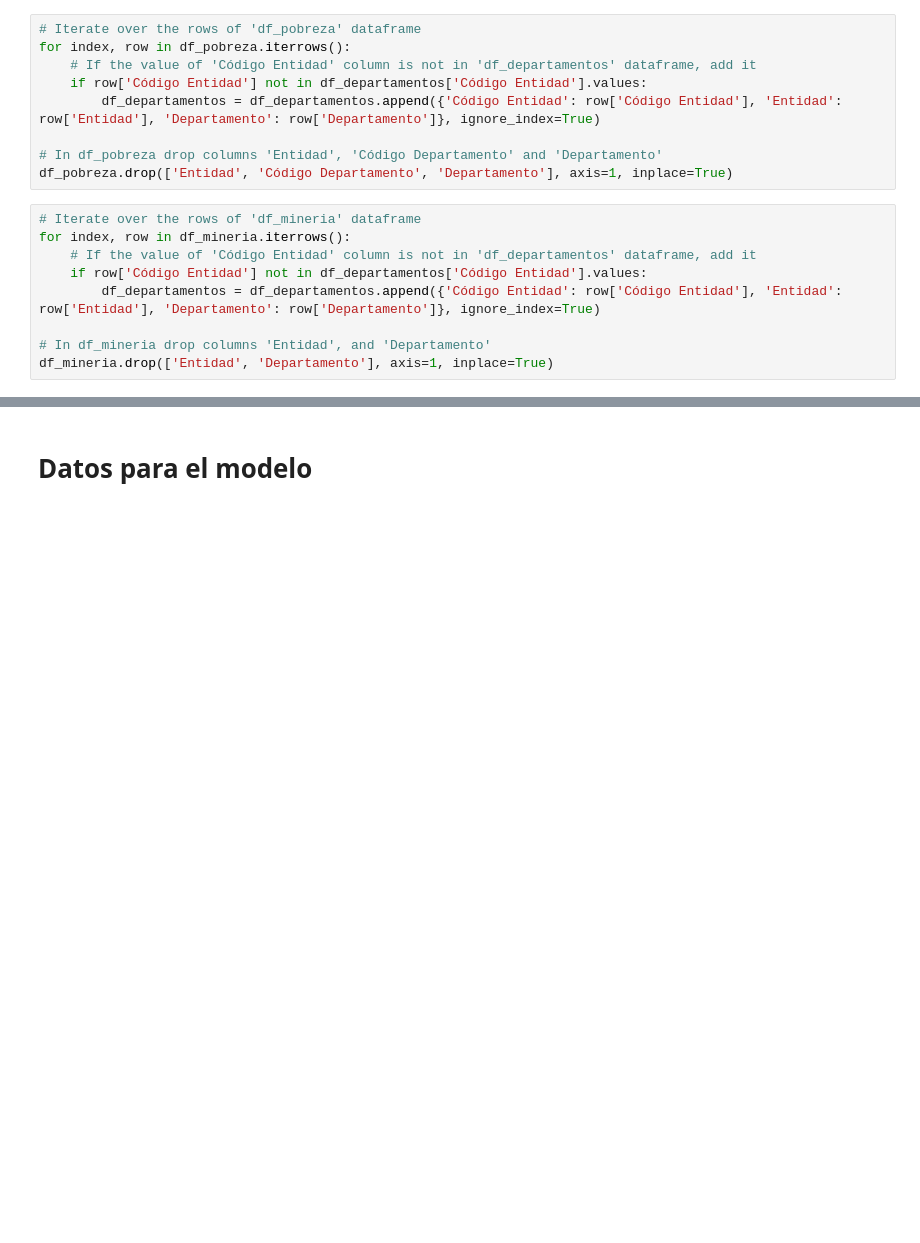
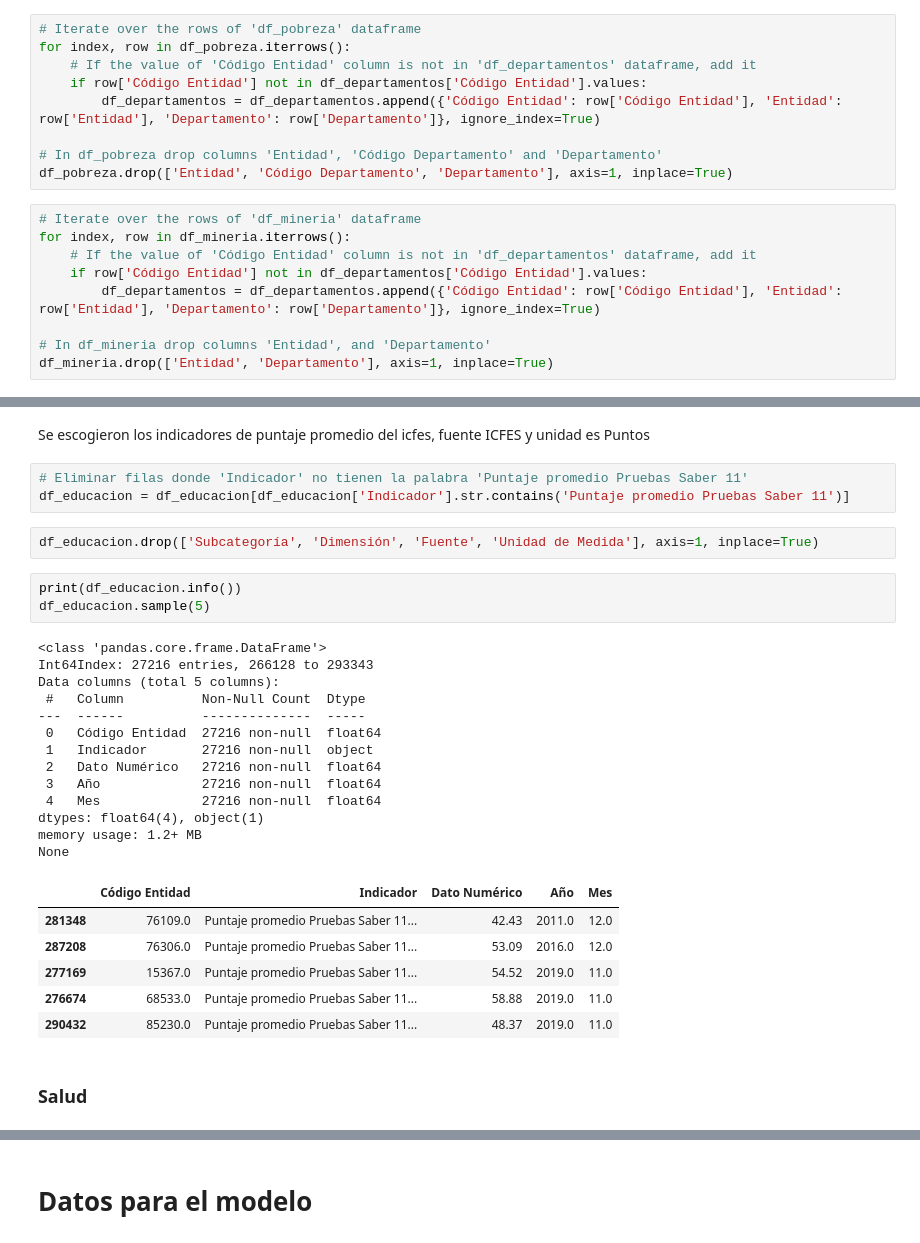
Before and after one commit to JESUSDAVIDBARRIOS/repo_labs_BI, a Jupyter notebook: proyecto2/procesamiento_datos/entendimiento_procesamiento.ipynb, the cells around one changed output, grey strips where cells are left out. Cells and saved outputs as stored; diff of their text form; blank space fills up the shorter version.

```diff
--- a/proyecto2/procesamiento_datos/entendimiento_procesamiento.ipynb
+++ b/proyecto2/procesamiento_datos/entendimiento_procesamiento.ipynb
@@ -579,0 +725,32 @@ None
+# %% [markdown]
+Se escogieron los indicadores de puntaje promedio del icfes, fuente ICFES y unidad es Puntos
+# %%
+# Eliminar filas donde 'Indicador' no tienen la palabra 'Puntaje promedio Pruebas Saber 11'
+df_educacion = df_educacion[df_educacion['Indicador'].str.contains('Puntaje promedio Pruebas Saber 11')]
+# %%
+df_educacion.drop(['Subcategoría', 'Dimensión', 'Fuente', 'Unidad de Medida'], axis=1, inplace=True)
+# %%
+print(df_educacion.info())
+df_educacion.sample(5)
+# %% [output]
+<class 'pandas.core.frame.DataFrame'>
+Int64Index: 27216 entries, 266128 to 293343
+Data columns (total 5 columns):
+ #   Column          Non-Null Count  Dtype
+---  ------          --------------  -----
+ 0   Código Entidad  27216 non-null  float64
+ 1   Indicador       27216 non-null  object
+ 2   Dato Numérico   27216 non-null  float64
+ 3   Año             27216 non-null  float64
+ 4   Mes             27216 non-null  float64
+dtypes: float64(4), object(1)
+memory usage: 1.2+ MB
+None
+|  | Código Entidad | Indicador | Dato Numérico | Año | Mes |
+| 281348 | 76109.0 | Puntaje promedio Pruebas Saber 11... | 42.43 | 2011.0 | 12.0 |
+| 287208 | 76306.0 | Puntaje promedio Pruebas Saber 11... | 53.09 | 2016.0 | 12.0 |
+| 277169 | 15367.0 | Puntaje promedio Pruebas Saber 11... | 54.52 | 2019.0 | 11.0 |
+| 276674 | 68533.0 | Puntaje promedio Pruebas Saber 11... | 58.88 | 2019.0 | 11.0 |
+| 290432 | 85230.0 | Puntaje promedio Pruebas Saber 11... | 48.37 | 2019.0 | 11.0 |
+# %% [markdown]
+### Salud
```
Also changed, not shown: parts of 62 cells of this notebook.
